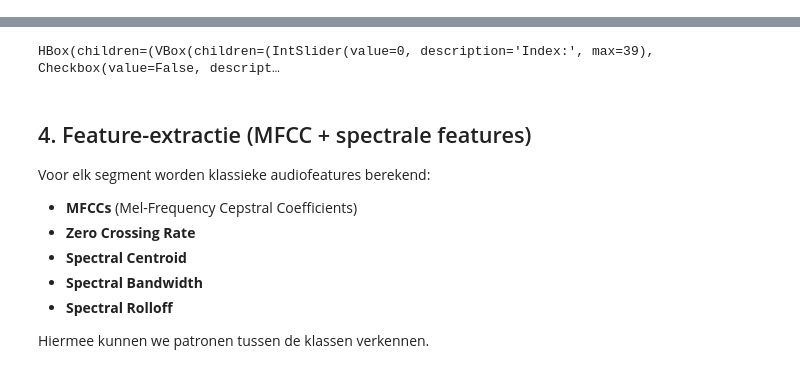
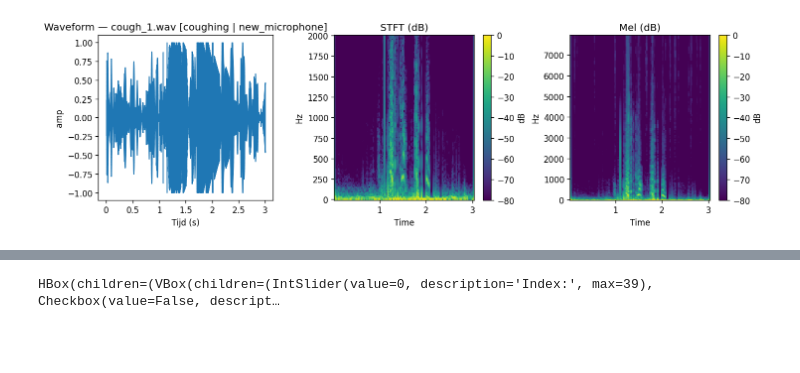
Before and after one commit to EsmeeK1/Lungsound-Annotation-Tool, a Jupyter notebook: experiments/EDA_report.ipynb, the cells around one changed output, grey strips where cells are left out. Drawn from its saved outputs; the diff is of its cells as text; code cells hidden in the pictures; blank space fills up the shorter version.

```diff
--- a/experiments/EDA_report.ipynb
+++ b/experiments/EDA_report.ipynb
@@ -228,7 +0,0 @@ for _, r in pd.concat([row_nieuw, row_oud]).iterrows():
-# %%
-# Plot 1 "hart" voorbeeld met oude microfoon en 1 met nieuwe microfoon
-row_nieuw = df_files[(df_files["label"] == "hart") & (df_files["mic"] == "nieuw")].head(1)
-row_oud   = df_files[(df_files["label"] == "hart") & (df_files["mic"] == "oud")].head(1)
-
-for _, r in pd.concat([row_nieuw, row_oud]).iterrows():
-    plot_quicklook(r["abspath"], r["label"], r["mic"], sec=5.0)
@@ -239,0 +108,5 @@ for _, r in pd.concat([row_nieuw, row_oud]).iterrows():
+# %%
+# Uitvoeren
+df_files = find_wavs_and_jsons(DATA_ROOT)
+print(f"Aantal .wav-bestanden: {len(df_files)}")
+display(df_files.head(3))
@@ -239,0 +119,5 @@ for _, r in pd.concat([row_nieuw, row_oud]).iterrows():
+# %%
+# Uitvoeren
+df_segs  = build_segments_table(df_files)
+print(f"Aantal segmenten: {len(df_segs)}")
+display(df_segs.head(5))
@@ -239,0 +200,48 @@ for _, r in pd.concat([row_nieuw, row_oud]).iterrows():
+# %%
+# --- Blok D: eenvoudige plothelpers ---
+
+def plot_triplet(y: np.ndarray, sr: int, title_prefix: str, fmax=None):
+    """
+    Plot waveform, STFT(dB) en Mel(dB) naast elkaar.
+    fmax: optioneel bovengrens voor frequentie-as STFT.
+    """
+    fig = plt.figure(figsize=(14, 3.6))
+    gs = fig.add_gridspec(1, 3, wspace=0.35)
+
+    # 1) Waveform
+    ax0 = fig.add_subplot(gs[0, 0])
+    librosa.display.waveshow(y, sr=sr, ax=ax0)
+    ax0.set_title(f"Waveform — {title_prefix}")
+    ax0.set_xlabel("Tijd (s)"); ax0.set_ylabel("amp")
+
+    # 2) STFT
+    ax1 = fig.add_subplot(gs[0, 1])
+    S_db, tS, fS = stft_db(y, sr)
+    if fmax is None: fmax = sr/2.0
+    mask = fS <= fmax
+    im1 = ax1.pcolormesh(tS, fS[mask], S_db[mask, :], shading="auto")
+    ax1.set_title("STFT (dB)"); ax1.set_xlabel("Time"); ax1.set_ylabel("Hz")
+    cb1 = fig.colorbar(im1, ax=ax1); cb1.set_label("dB")
+
+    # 3) Mel
+    ax2 = fig.add_subplot(gs[0, 2])
+    M_db, tM, fM = mel_db(y, sr)
+    im2 = ax2.pcolormesh(tM, fM, M_db, shading="auto")
+    ax2.set_title("Mel (dB)"); ax2.set_xlabel("Time"); ax2.set_ylabel("Hz")
+    cb2 = fig.colorbar(im2, ax=ax2); cb2.set_label("dB")
+
+    plt.tight_layout()
+    plt.show()
+
+# --- Voorbeeld: eerste segment van het eerste bestand (indien aanwezig) ---
+if len(df_segs):
+    r0 = df_segs.iloc[0]
+    y, sr = load_audio_cached(r0["path"])
+    y_seg = slice_seconds(y, sr, r0["t_start"], r0["t_end"])
+    title = f"{Path(r0['path']).name} [{r0['task']} | {r0['mic']}]"
+    plot_triplet(y_seg, sr, title_prefix=title, fmax=2000.0)
+    display(Audio(y_seg, rate=sr))
+else:
+    print("Geen segmenten gevonden.")
+# %% [output]
+[figure, added]
@@ -364,11 +341,0 @@ def mel_db(y: np.ndarray, sr: int, n_mels=IMG_HEIGHT) -> np.ndarray:
-# %% [markdown]
-## 4. Feature-extractie (MFCC + spectrale features)
-
-Voor elk segment worden klassieke audiofeatures berekend:
-- **MFCCs** (Mel-Frequency Cepstral Coefficients)
-- **Zero Crossing Rate**
-- **Spectral Centroid**
-- **Spectral Bandwidth**
-- **Spectral Rolloff**
-
-Hiermee kunnen we patronen tussen de klassen verkennen.
```
Also changed, not shown: parts of 36 cells of this notebook, 1 other file.
